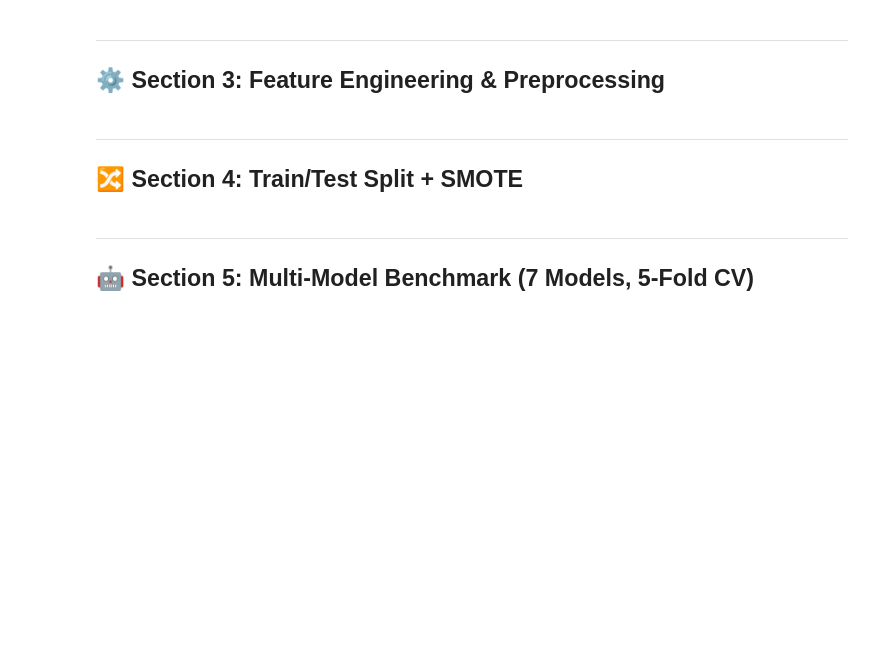
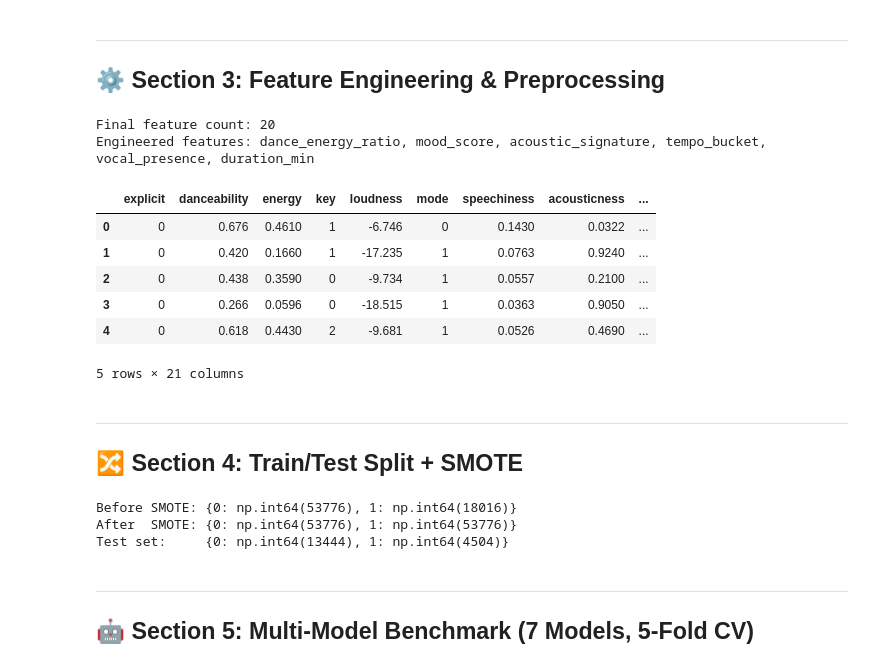
Before and after one commit to Faris-z/spotify-hit-predictor, a Jupyter notebook: spotify_hit_predictor.ipynb, the cells around one changed output. Drawn from its saved outputs; the diff is of its cells as text; code cells hidden in the pictures; blank space fills up the shorter version.

```diff
--- a/spotify_hit_predictor.ipynb
+++ b/spotify_hit_predictor.ipynb
@@ -239,36 +296,47 @@ if 'acousticness' in df_feat.columns and 'instrumentalness' in df_feat.columns:
 if 'tempo' in df_feat.columns:
     df_feat['tempo_bucket'] = pd.cut(df_feat['tempo'],
                                       bins=[0, 90, 120, 140, 300],
-                                      labels=[0, 1, 2, 3]).astype(int)
+                                      labels=[0, 1, 2, 3])
+    df_feat['tempo_bucket'] = df_feat['tempo_bucket'].cat.add_categories(-1).fillna(-1).astype(int)
 
 if 'speechiness' in df_feat.columns and 'liveness' in df_feat.columns:
     df_feat['vocal_presence'] = df_feat['speechiness'] + df_feat['liveness']
 
 if 'duration_ms' in df_feat.columns:
     df_feat['duration_min'] = df_feat['duration_ms'] / 60000
     df_feat.drop(columns=['duration_ms'], inplace=True)
 
 # ── Encode categoricals ───────────────────────────────────────────────────────
 # Drop text columns that aren't useful for modeling
 text_cols = [c for c in ['track_name', 'artists', 'album_name'] if c in df_feat.columns]
 df_feat.drop(columns=text_cols, inplace=True)
 
 # Encode remaining categoricals
 cat_cols = df_feat.select_dtypes(include='object').columns.tolist()
 le_dict = {}
 for col in cat_cols:
     le = LabelEncoder()
     df_feat[col] = le.fit_transform(df_feat[col].astype(str))
     le_dict[col] = le
 
 # Encode boolean columns
 bool_cols = df_feat.select_dtypes(include='bool').columns.tolist()
 for col in bool_cols:
     df_feat[col] = df_feat[col].astype(int)
 
 print(f'Final feature count: {df_feat.shape[1] - 1}')
 print(f'Engineered features: dance_energy_ratio, mood_score, acoustic_signature, tempo_bucket, vocal_presence, duration_min')
 df_feat.head()
+# %% [output]
+Final feature count: 20
+Engineered features: dance_energy_ratio, mood_score, acoustic_signature, tempo_bucket, vocal_presence, duration_min
+|  | explicit | danceability | energy | key | loudness | mode | speechiness | acousticness | ... |
+| 0 | 0 | 0.676 | 0.4610 | 1 | -6.746 | 0 | 0.1430 | 0.0322 | ... |
+| 1 | 0 | 0.420 | 0.1660 | 1 | -17.235 | 1 | 0.0763 | 0.9240 | ... |
+| 2 | 0 | 0.438 | 0.3590 | 0 | -9.734 | 1 | 0.0557 | 0.2100 | ... |
+| 3 | 0 | 0.266 | 0.0596 | 0 | -18.515 | 1 | 0.0363 | 0.9050 | ... |
+| 4 | 0 | 0.618 | 0.4430 | 2 | -9.681 | 1 | 0.0526 | 0.4690 | ... |
+5 rows × 21 columns
 # %% [markdown]
 ---
 ## 🔀 Section 4: Train/Test Split + SMOTE
@@ -292,6 +360,10 @@ X_train_res, y_train_res = smote.fit_resample(X_train_scaled, y_train)
 print(f'Before SMOTE: {dict(y_train.value_counts())}')
 print(f'After  SMOTE: {dict(pd.Series(y_train_res).value_counts())}')
 print(f'Test set:     {dict(y_test.value_counts())}')
+# %% [output]
+Before SMOTE: {0: np.int64(53776), 1: np.int64(18016)}
+After  SMOTE: {0: np.int64(53776), 1: np.int64(53776)}
+Test set:     {0: np.int64(13444), 1: np.int64(4504)}
 # %% [markdown]
 ---
 ## 🤖 Section 5: Multi-Model Benchmark (7 Models, 5-Fold CV)
```
Also changed, not shown: parts of 30 cells of this notebook, 2 other files.
